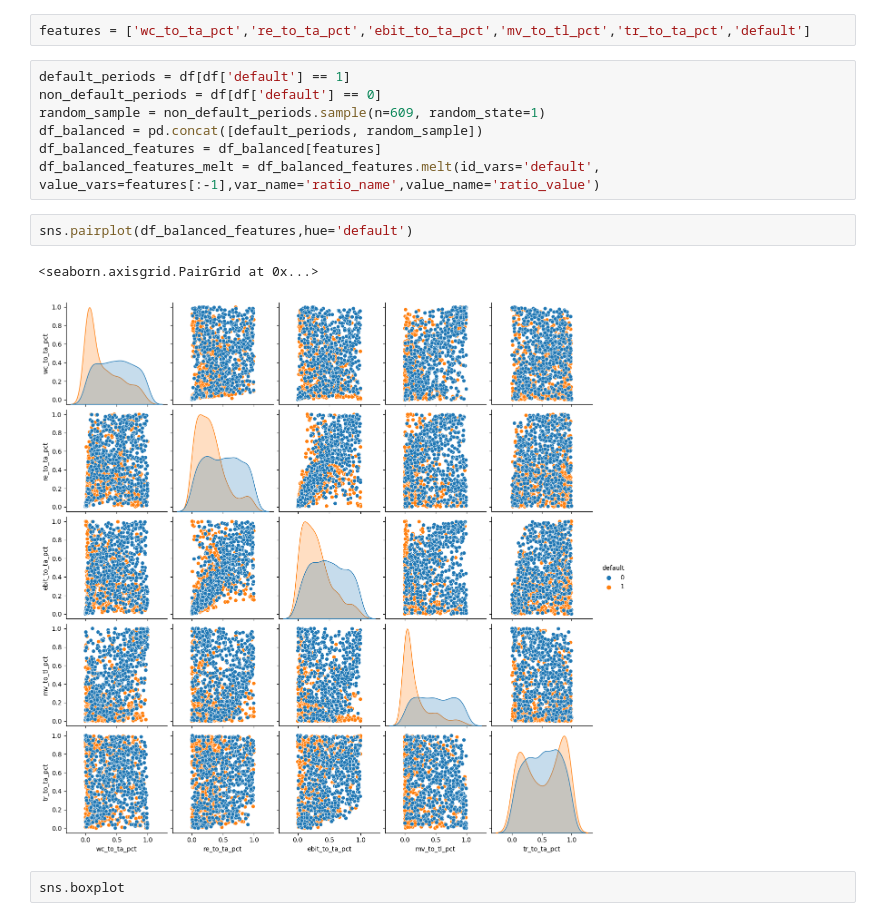
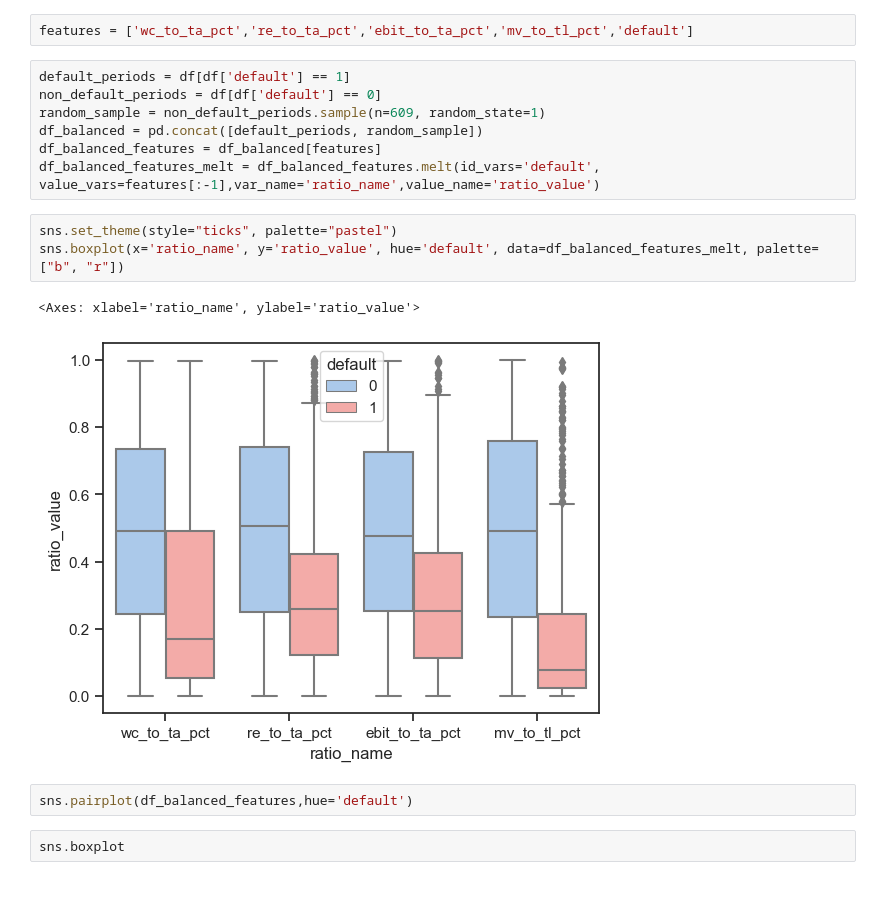
Before and after one commit to adam-datasci/RiskAnalytics, a Jupyter notebook: Bankruptcy Prediction.ipynb, the cells around one changed output. Saved outputs shown, nothing was run; the diff lists cells and outputs as text; blank space fills up the shorter version.

```diff
--- a/Bankruptcy Prediction.ipynb
+++ b/Bankruptcy Prediction.ipynb
@@ -12,7 +12,7 @@ import seaborn as sns
 url = "Data/american_bankruptcy_normalized.csv"
 df = pd.read_csv(url)
 # %%
-features = ['wc_to_ta_pct','re_to_ta_pct','ebit_to_ta_pct','mv_to_tl_pct','tr_to_ta_pct','default']
+features = ['wc_to_ta_pct','re_to_ta_pct','ebit_to_ta_pct','mv_to_tl_pct','default']
 # %%
 default_periods = df[df['default'] == 1]
 non_default_periods = df[df['default'] == 0]
@@ -20,11 +20,14 @@ random_sample = non_default_periods.sample(n=609, random_state=1)
 df_balanced = pd.concat([default_periods, random_sample])
 df_balanced_features = df_balanced[features]
 df_balanced_features_melt = df_balanced_features.melt(id_vars='default', value_vars=features[:-1],var_name='ratio_name',value_name='ratio_value')
+# %%
+sns.set_theme(style="ticks", palette="pastel")
+sns.boxplot(x='ratio_name', y='ratio_value', hue='default', data=df_balanced_features_melt, palette=["b", "r"])
+# %% [output]
+<Axes: xlabel='ratio_name', ylabel='ratio_value'>
+[figure, added]
 # %%
 sns.pairplot(df_balanced_features,hue='default')
-# %% [output]
-<seaborn.axisgrid.PairGrid at 0x...>
-[figure, removed]
 # %%
 sns.boxplot
 # %% [output]
```
Also changed, not shown: 3 other files.
